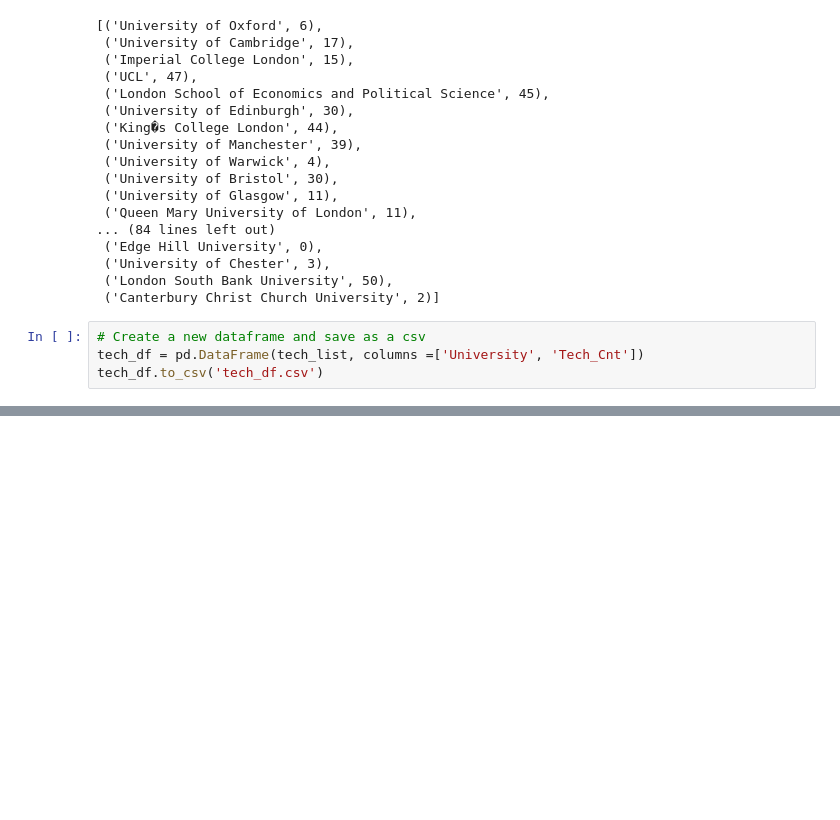
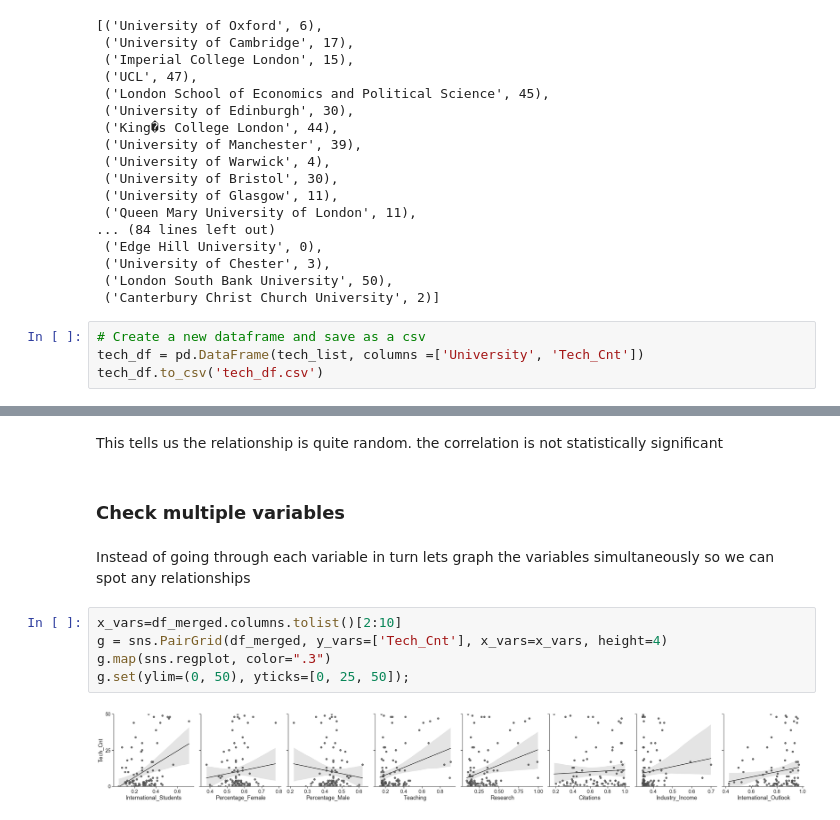
Before and after one commit to san-harbias/Coursera_Capstone, a Jupyter notebook: BattleOfTheNeighbourhoods.ipynb, the cells around one changed output, grey strips where cells are left out. Drawn from its saved outputs; the diff is of its cells as text; blank space fills up the shorter version.

```diff
--- a/BattleOfTheNeighbourhoods.ipynb
+++ b/BattleOfTheNeighbourhoods.ipynb
@@ -267,0 +406,13 @@ tech_df.to_csv('tech_df.csv')
+# %% [markdown]
+This tells us the relationship is quite random. the correlation is not statistically significant
+# %% [markdown]
+### Check multiple variables
+# %% [markdown]
+Instead of going through each variable in turn lets graph the variables simultaneously so we can spot any relationships
+# %%
+x_vars=df_merged.columns.tolist()[2:10]
+g = sns.PairGrid(df_merged, y_vars=['Tech_Cnt'], x_vars=x_vars, height=4)
+g.map(sns.regplot, color=".3")
+g.set(ylim=(0, 50), yticks=[0, 25, 50]);
+# %% [output]
+[figure, added]
```
Also changed, not shown: parts of 53 cells of this notebook, 2 other files.
